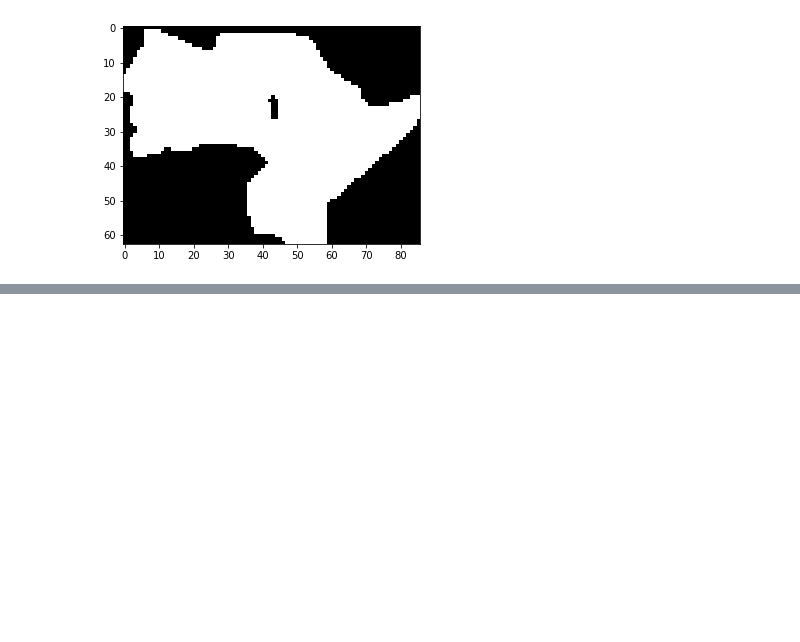
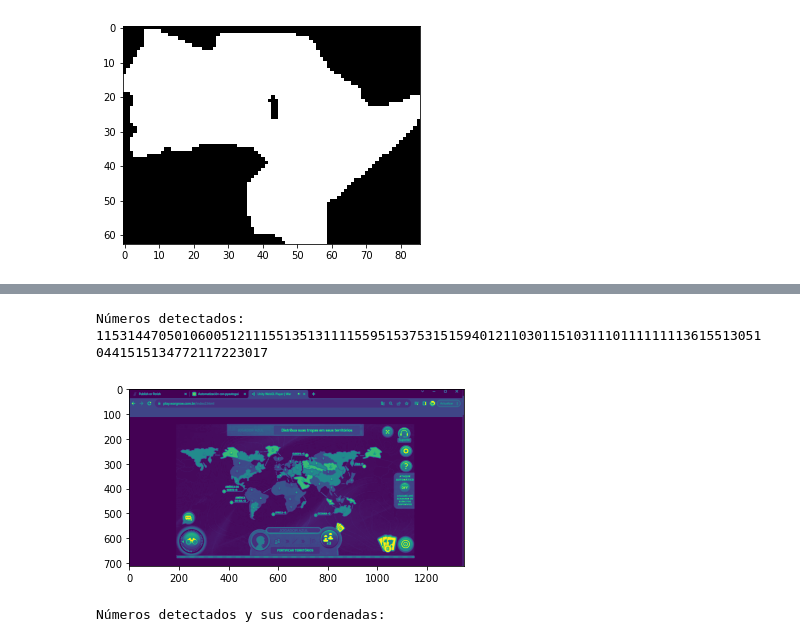
Before and after one commit to SantiagoLunaRomero/WAR_grafos_PUCPR, a Jupyter notebook: Segmecion_War/prueba.ipynb, the cells around one changed output, grey strips where cells are left out. Drawn from its saved outputs; the diff is of its cells as text; code cells hidden in the pictures; blank space fills up the shorter version.

```diff
--- a/Segmecion_War/prueba.ipynb
+++ b/Segmecion_War/prueba.ipynb
@@ -75,0 +142,67 @@ plt.imshow(inverted, cmap='gray')
+# %%
+import cv2
+import pytesseract
+
+# Load the image
+img = cv2.imread("mapa.png")
+# Convierte la imagen a escala de grises
+img_gray = cv2.cvtColor(img, cv2.COLOR_BGR2GRAY)
+# Configura Tesseract OCR
+custom_config = r'--oem 2 --psm 6 -c tessedit_char_whitelist=0123456789'
+plt.imshow(img_gray)
+# Extract text from the preprocessed image
+text = pytesseract.image_to_string(img_gray, config=custom_config)
+
+# Clean the extracted text and keep only digits
+digits = ''.join(filter(str.isdigit, text))
+
+# Print the recognized digits
+print("Números detectados:", digits)
+# %% [output]
+Números detectados: 11531447050106005121115513513111155951537531515940121103011510311101111111136155130510441515134772117223017
+[figure, added]
+# %%
+import cv2
+import pytesseract
+
+# Load the image
+img = cv2.imread("pais3.png")
+
+# Convierte la imagen a escala de grises
+img_gray = cv2.cvtColor(img, cv2.COLOR_BGR2GRAY)
+# 2. Aplicar Gaussian blur para suavizar la imagen
+blurred = cv2.GaussianBlur(img_gray, (5,5), 0)
+
+# 3. Binarizar la imagen usando Otsu's thresholding
+_, binary = cv2.threshold(blurred, 0, 50, cv2.THRESH_BINARY + cv2.THRESH_OTSU)
+
+# 4. Invertir los colores (hacer el número blanco y el fondo negro)
+inverted = cv2.bitwise_not(binary)
+
+# 5. Aplicar erosión para adelgazar el número
+kernel = np.ones((3,3), np.uint8)
+eroded = cv2.erode(inverted, kernel, iterations=1)
+inverted = cv2.bitwise_not(eroded)
+# Configura Tesseract OCR
+custom_config = r'--oem 2 --psm 6 -c tessedit_char_whitelist=0123456789'
+
+# Obtén información sobre la detección de caracteres en la imagen
+boxes = pytesseract.image_to_boxes(inverted, config=custom_config)
+
+# Dibuja los cuadros de los caracteres en la imagen original
+for b in boxes.splitlines():
+    b = b.split()
+    x, y, w, h = int(b[1]), int(b[2]), int(b[3]), int(b[4])
+    cv2.rectangle(img, (x, y), (w, h), (0, 255, 0), 1)
+
+# Guarda la imagen con los cuadros de los caracteres
+cv2.imwrite("output.png", img)
+
+# Imprime los caracteres detectados y sus coordenadas
+print("Números detectados y sus coordenadas:")
+for b in boxes.splitlines():
+    b = b.split()
+    char, x, y, w, h = b[0], int(b[1]), int(b[2]), int(b[3]), int(b[4])
+    print(f"Carácter: {char}, Coordenadas: x={x}, y={y}, w={w}, h={h}")
+# %% [output]
+Números detectados y sus coordenadas:
```
Also changed, not shown: parts of 18 cells of this notebook.
